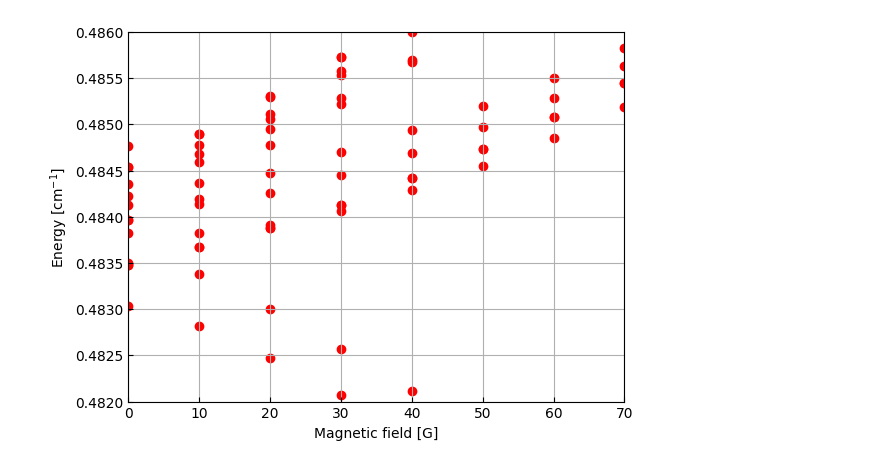
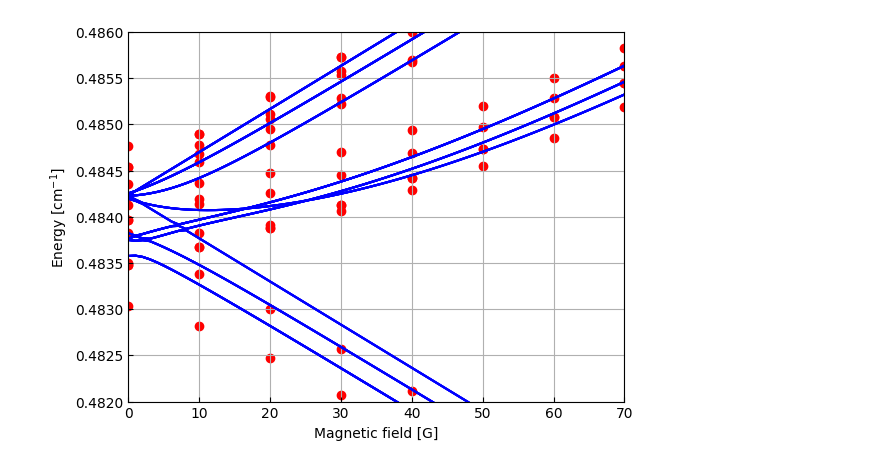
Before and after one commit to Wleter/quantum-rs, a Jupyter notebook: scattering-problems/analysis/ybf_rb_analysis.ipynb, the cells around one changed output. Drawn from its saved outputs; the diff is of its cells as text; code cells hidden in the pictures.

```diff
--- a/scattering-problems/analysis/ybf_rb_analysis.ipynb
+++ b/scattering-problems/analysis/ybf_rb_analysis.ipynb
@@ -10,18 +10,20 @@ import numpy as np
 import py_common.utility as utility
 from py_common.units import *
 # %%
-
 fig, ax = utility.plot()
 
 data = utility.load(f"{DATA_PATH}/YbF_levels_proj_1.dat")
 for i in range(1, data.shape[1]):
     ax.scatter(data[:, 0], data[:, i], color = "red")
+
+data = utility.load(f"{DATA_PATH}/YbF_levels_uncoupled_proj_1.dat")
+ax.plot(data[:, 0], data[:, 1:], color = "blue")
 
 
 ax.set_ylim(0.482, 0.486)
 # ax.set_ylim(-0.005, 0.005)
 ax.set_xlim(0, 70)
 ax.set_xlabel("Magnetic field [G]")
 ax.set_ylabel("Energy [cm$^{-1}$]");
 # %% [output]
-[figure, old version]
+[figure, new version]
```
Also changed, not shown: 9 other files.
